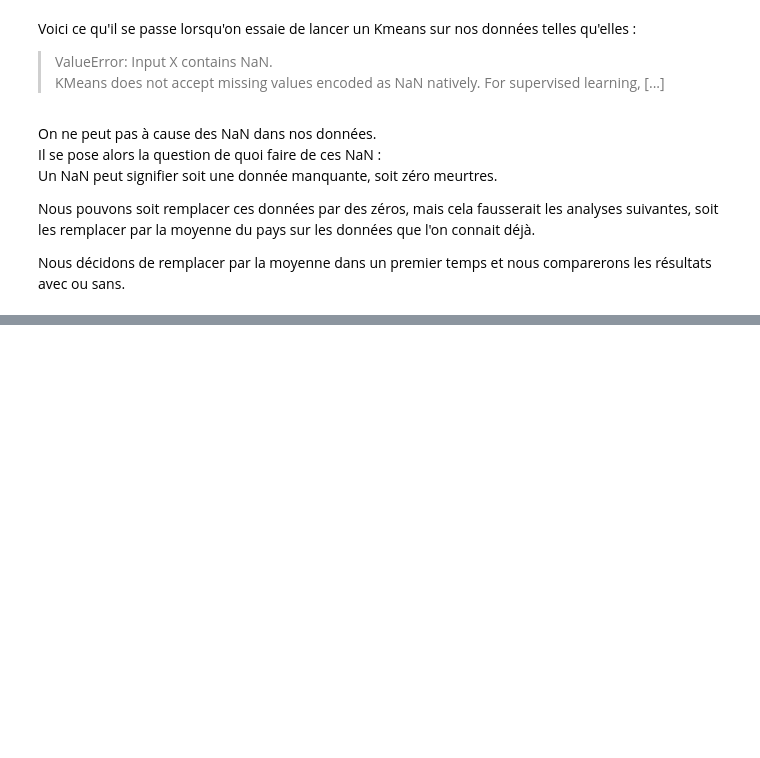
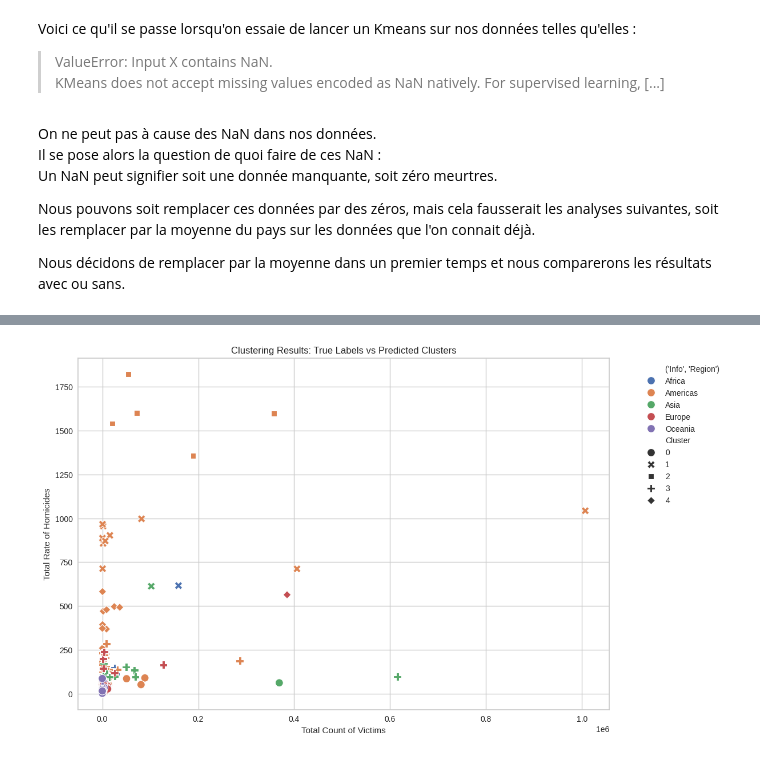
Before and after one commit to adesbx/homicideAnalysis, a Jupyter notebook: projet.ipynb, the cells around one changed output, grey strips where cells are left out. Cells and saved outputs as stored; diff of their text form; code cells hidden in the pictures; blank space fills up the shorter version.

Commit message:
Kmeans is shitty, but it's ok because Regionalization exists in the future

```diff
--- a/projet.ipynb
+++ b/projet.ipynb
@@ -427,0 +391,39 @@ df_pour_kmeans.head(20)
+# %%
+df_pour_kmeans = df_copyyy.copy().drop(columns=[('Info', 'Region')])
+
+onehot = OneHotEncoder()
+
+# a =pd.get_dummies(df_pour_kmeans[[('Info', 'Subregion')]], dtype=float)
+# print(a)
+
+subregion_encoded = pd.DataFrame(onehot.fit_transform(df_pour_kmeans[[('Info', 'Subregion')]]).toarray(), index=df_pour_kmeans.index)
+country_encoded = pd.DataFrame(onehot.fit_transform(df_pour_kmeans[[('Info', 'Country')]]).toarray(), index=df_pour_kmeans.index)
+sex_encoded = pd.DataFrame(onehot.fit_transform(df_pour_kmeans[[('Info', 'Sex')]]).toarray(), index=df_pour_kmeans.index)
+
+sc = StandardScaler()
+df_pour_kmeans['Count'] = sc.fit_transform(df_pour_kmeans['Count'])
+
+df_pour_kmeans = df_pour_kmeans.drop(columns=[('Info', 'Subregion'), ('Info', 'Country'), ('Info', 'Sex')])
+df_pour_kmeans = pd.concat([df_pour_kmeans, subregion_encoded, country_encoded, sex_encoded], axis=1)
+
+df_pour_kmeans.head(20)
+
+
+kmeans = KMeans(n_clusters=5, random_state=0).fit(df_pour_kmeans)
+
+kmeans.labels_
+
+df_copyyy['Cluster'] = kmeans.labels_
+
+# Plot the results of clustering
+plt.figure(figsize=(12, 8))
+sns.scatterplot(data=df_copyyy, x=('Count', 'Total'), y=('Rate', 'Total'), hue=('Info', 'Region'), style='Cluster', palette='deep', s=100)
+plt.title('Clustering Results: True Labels vs Predicted Clusters')
+plt.xlabel('Total Count of Victims')
+plt.ylabel('Total Rate of Homicides')
+plt.legend(bbox_to_anchor=(1.05, 1), loc='upper left')
+plt.show()
+
+# df_copyyy.head(100)
+# %% [output]
+[figure, added]
```
Also changed, not shown: parts of 2 cells of this notebook.
